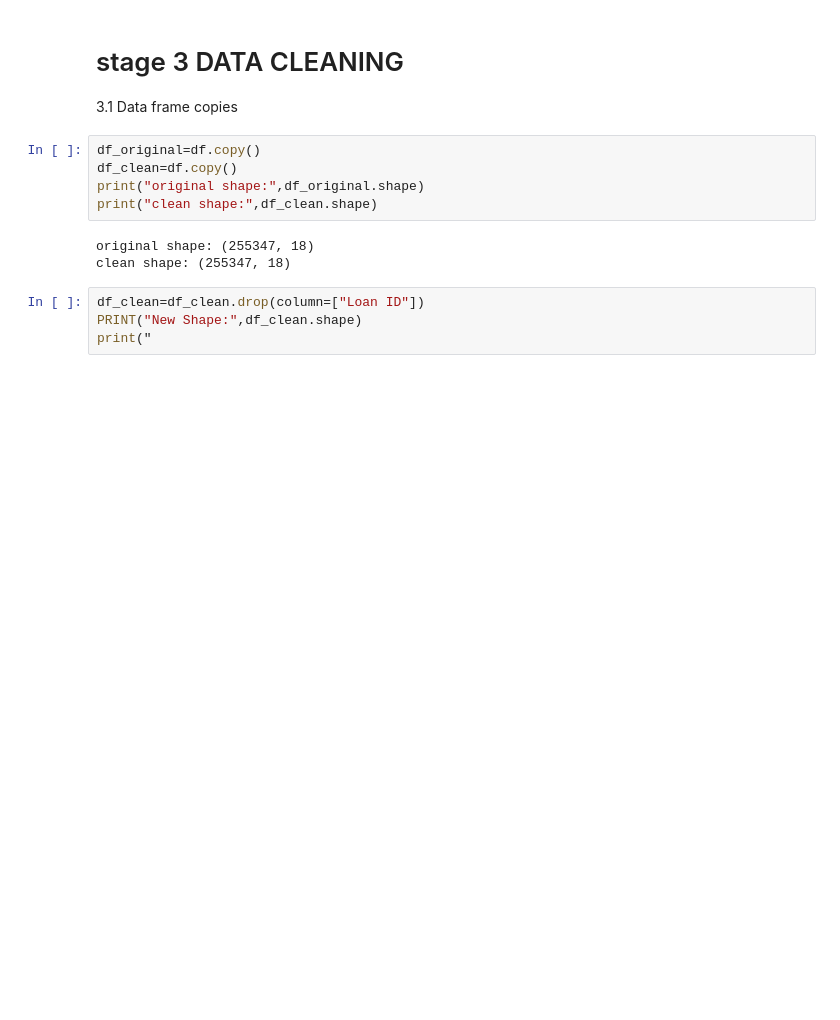
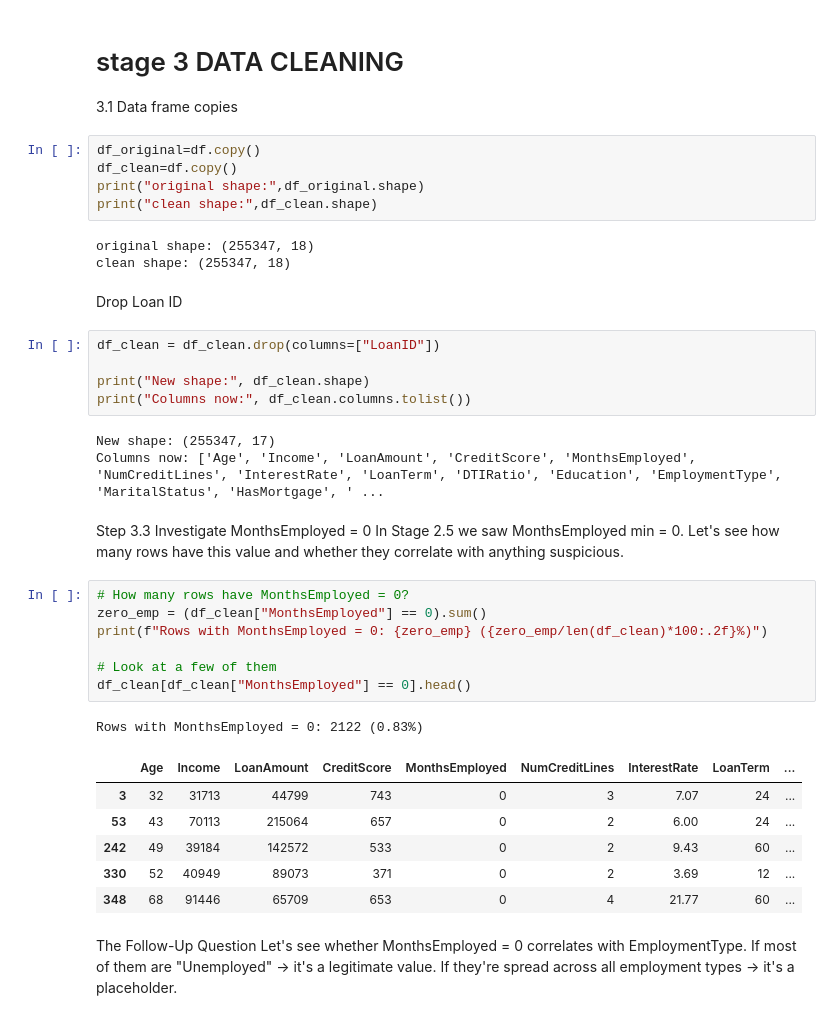
Before and after one commit to leonkasingye/loan_defaulter, a Jupyter notebook: loan_default.ipynb, the cells around one changed output. Saved outputs shown, nothing was run; the diff lists cells and outputs as text; blank space fills up the shorter version.

```diff
--- a/loan_default.ipynb
+++ b/loan_default.ipynb
@@ -272,7 +272,34 @@ print("clean shape:",df_clean.shape)
 # %% [output]
 original shape: (255347, 18)
 clean shape: (255347, 18)
-# %%
-df_clean=df_clean.drop(column=["Loan ID"])
-PRINT("New Shape:",df_clean.shape)
-print("
+# %% [markdown]
+Drop Loan ID
+# %%
+df_clean = df_clean.drop(columns=["LoanID"])
+
+print("New shape:", df_clean.shape)
+print("Columns now:", df_clean.columns.tolist())
+# %% [output]
+New shape: (255347, 17)
+Columns now: ['Age', 'Income', 'LoanAmount', 'CreditScore', 'MonthsEmployed', 'NumCreditLines', 'InterestRate', 'LoanTerm', 'DTIRatio', 'Education', 'EmploymentType', 'MaritalStatus', 'HasMortgage', ' ...
+# %% [markdown]
+Step 3.3                   Investigate MonthsEmployed = 0
+In Stage 2.5 we saw MonthsEmployed min = 0. Let's see how many rows have this value and whether they correlate with anything suspicious.
+# %%
+# How many rows have MonthsEmployed = 0?
+zero_emp = (df_clean["MonthsEmployed"] == 0).sum()
+print(f"Rows with MonthsEmployed = 0: {zero_emp} ({zero_emp/len(df_clean)*100:.2f}%)")
+
+# Look at a few of them
+df_clean[df_clean["MonthsEmployed"] == 0].head()
+# %% [output]
+Rows with MonthsEmployed = 0: 2122 (0.83%)
+|  | Age | Income | LoanAmount | CreditScore | MonthsEmployed | NumCreditLines | InterestRate | LoanTerm | ... |
+| 3 | 32 | 31713 | 44799 | 743 | 0 | 3 | 7.07 | 24 | ... |
+| 53 | 43 | 70113 | 215064 | 657 | 0 | 2 | 6.00 | 24 | ... |
+| 242 | 49 | 39184 | 142572 | 533 | 0 | 2 | 9.43 | 60 | ... |
+| 330 | 52 | 40949 | 89073 | 371 | 0 | 2 | 3.69 | 12 | ... |
+| 348 | 68 | 91446 | 65709 | 653 | 0 | 4 | 21.77 | 60 | ... |
+# %% [markdown]
+The Follow-Up Question
+Let's see whether MonthsEmployed = 0 correlates with EmploymentType. If most of them are "Unemployed" → it's a legitimate value. If they're spread across all employment types → it's a placeholder.
```
Also changed, not shown: parts of 15 cells of this notebook.
